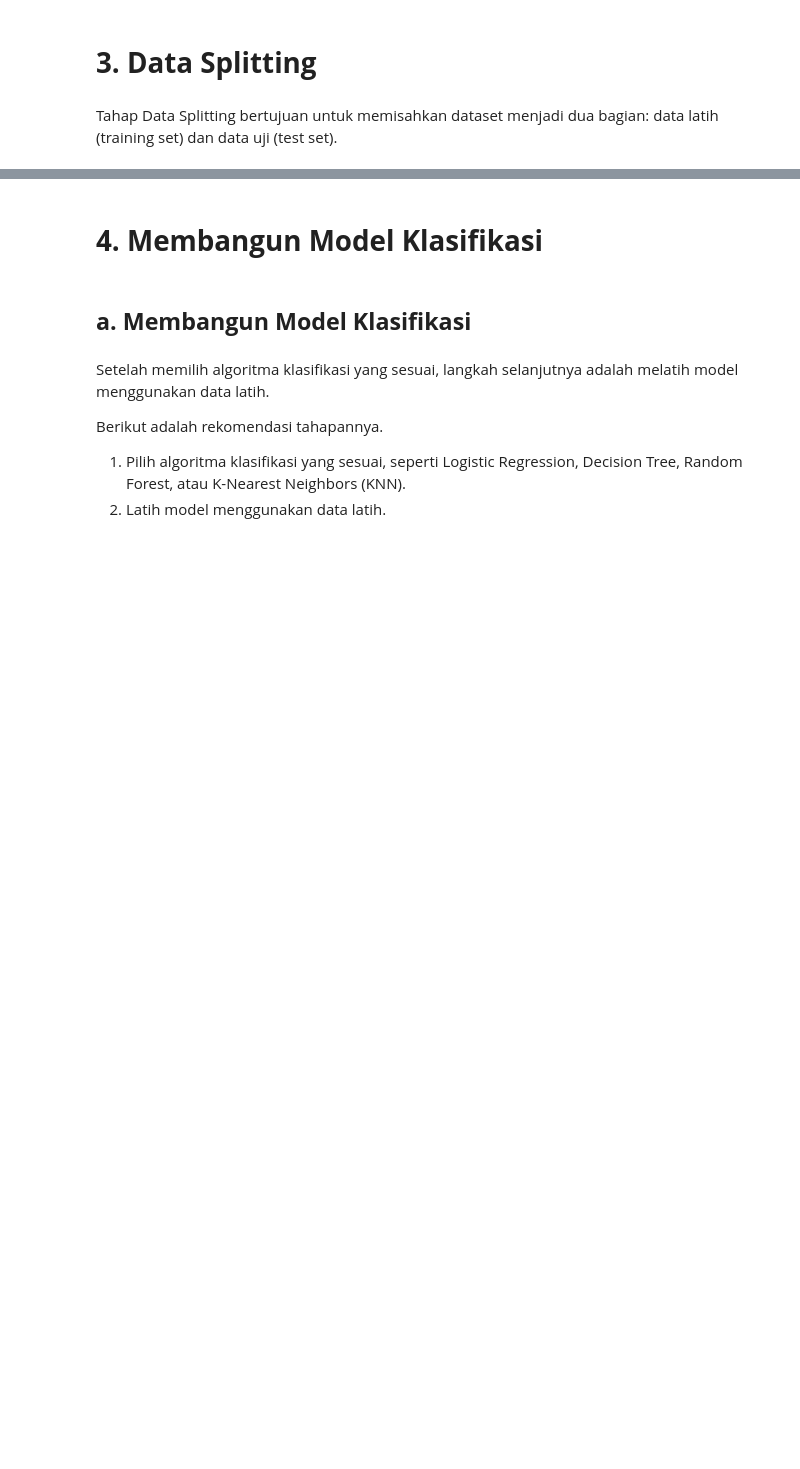
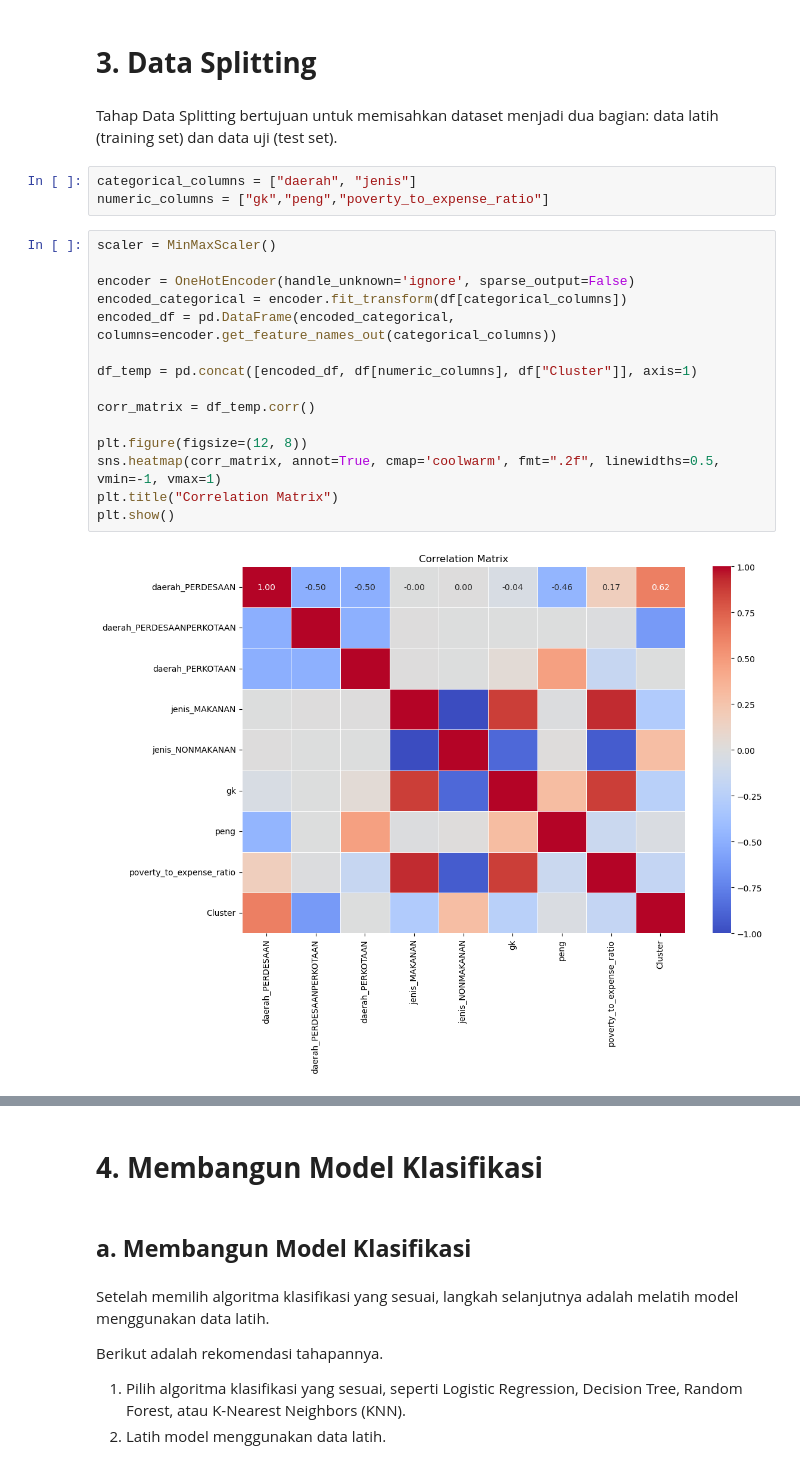
Before and after one commit to Muhammad-Rizki-Putra/Submission-CodingCamp, a Jupyter notebook: BMLP/[Klasifikasi]_Submission_Akhir_BMLP_Muhammad Rizki Putra.ipynb, the cells around one changed output, grey strips where cells are left out. Saved outputs shown, nothing was run; the diff lists cells and outputs as text; blank space fills up the shorter version.

```diff
--- a/BMLP/[Klasifikasi]_Submission_Akhir_BMLP_Muhammad Rizki Putra.ipynb
+++ b/BMLP/[Klasifikasi]_Submission_Akhir_BMLP_Muhammad Rizki Putra.ipynb
@@ -43,4 +29,24 @@ print(df.head())
 # **3. Data Splitting**
 # %% [markdown]
 Tahap Data Splitting bertujuan untuk memisahkan dataset menjadi dua bagian: data latih (training set) dan data uji (test set).
+# %%
+categorical_columns = ["daerah", "jenis"]
+numeric_columns = ["gk","peng","poverty_to_expense_ratio"]
+# %%
+scaler = MinMaxScaler()
+
+encoder = OneHotEncoder(handle_unknown='ignore', sparse_output=False)
+encoded_categorical = encoder.fit_transform(df[categorical_columns])
+encoded_df = pd.DataFrame(encoded_categorical, columns=encoder.get_feature_names_out(categorical_columns))
+
+df_temp = pd.concat([encoded_df, df[numeric_columns], df["Cluster"]], axis=1)
+
+corr_matrix = df_temp.corr()
+
+plt.figure(figsize=(12, 8))
+sns.heatmap(corr_matrix, annot=True, cmap='coolwarm', fmt=".2f", linewidths=0.5, vmin=-1, vmax=1)
+plt.title("Correlation Matrix")
+plt.show()
+# %% [output]
+[figure, added]
 # %%
```
Also changed, not shown: parts of 19 cells of this notebook, 7 other files.
